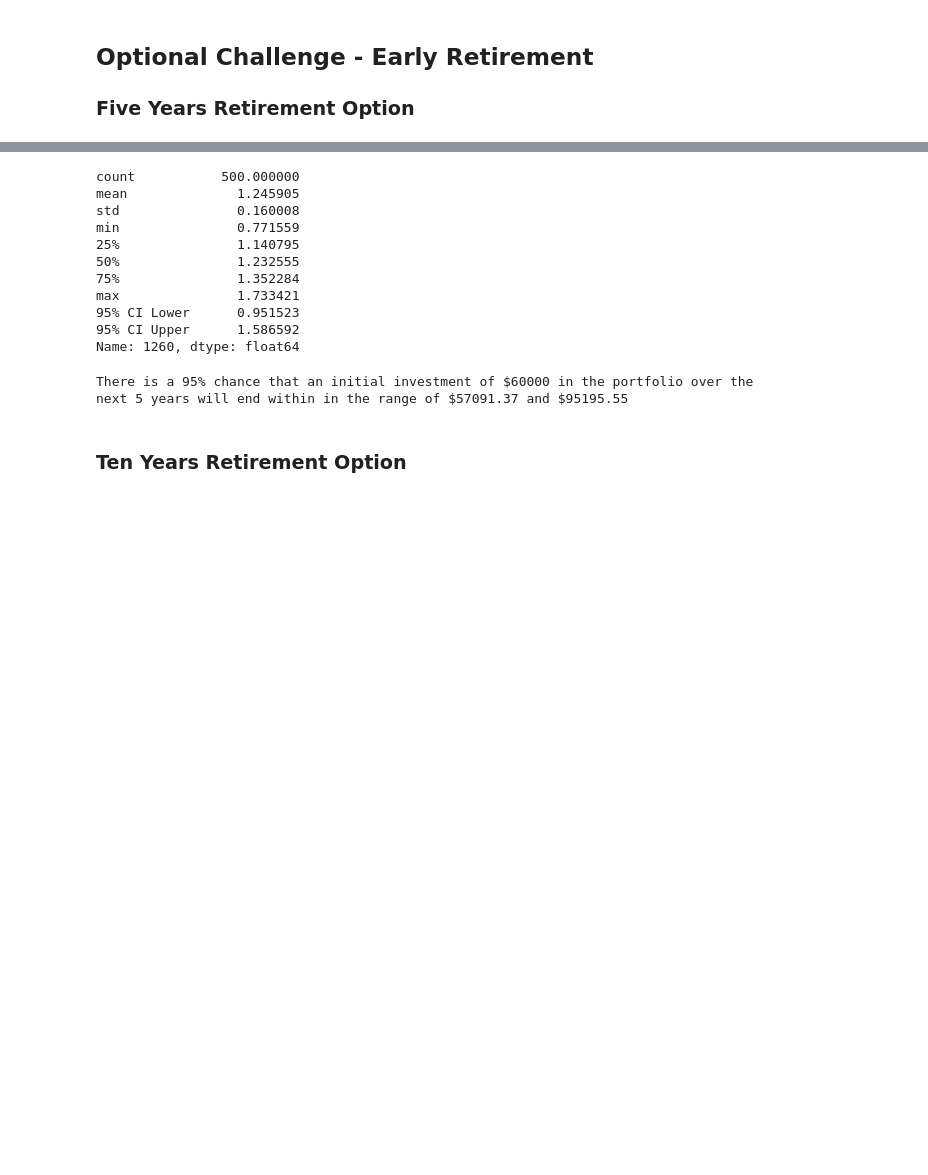
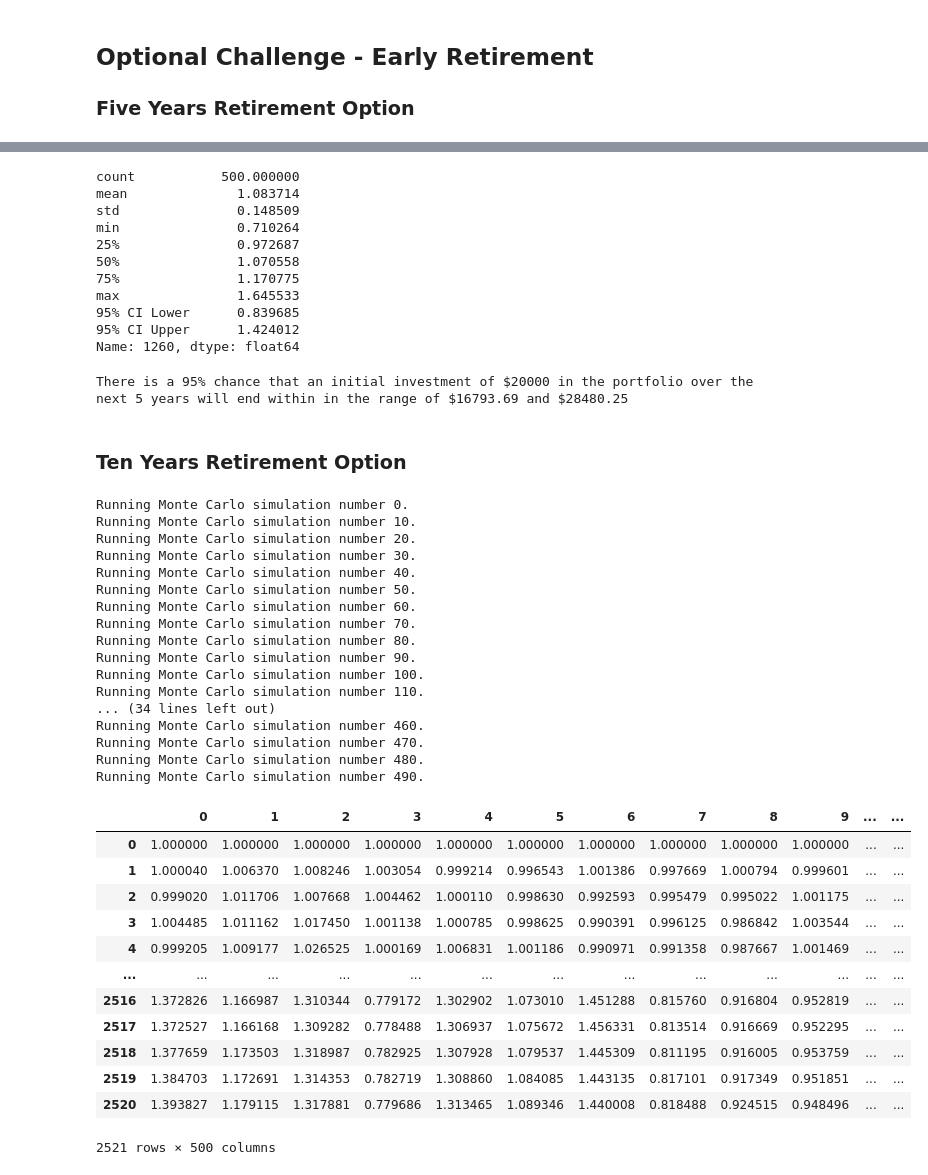
Before and after one commit to nothaywar/Module5Challenge, a Jupyter notebook: financial-planner.ipynb, the cells around one changed output, grey strips where cells are left out. Cells and saved outputs as stored; diff of their text form; code cells hidden in the pictures; blank space fills up the shorter version.

```diff
--- a/financial-planner.ipynb
+++ b/financial-planner.ipynb
@@ -375,33 +376,29 @@ Running Monte Carlo simulation number 490.
 # %%
 # Fetch summary statistics from the Monte Carlo simulation results
-# YOUR CODE HERE!
+tbl_5=mc_simulation_5.summarize_cumulative_return()
 
 # Print summary statistics
-# YOUR CODE HERE!
+print(tbl_5)
 # %% [output]
 count           500.000000
-mean              1.245905
-std               0.160008
-min               0.771559
-25%               1.140795
-50%               1.232555
-75%               1.352284
-max               1.733421
-95% CI Lower      0.951523
-95% CI Upper      1.586592
+mean              1.083714
+std               0.148509
+min               0.710264
+25%               0.972687
+50%               1.070558
+75%               1.170775
+max               1.645533
+95% CI Lower      0.839685
+95% CI Upper      1.424012
 Name: 1260, dtype: float64
 # %%
 # Set initial investment
-# YOUR CODE HERE!
+initial_investment = 20000
 
 # Use the lower and upper `95%` confidence intervals to calculate the range of the possible outcomes of our $60,000
-# YOUR CODE HERE!
-
 # Print results
-print(f"There is a 95% chance that an initial investment of ${initial_investment} in the portfolio"
-      f" over the next 5 years will end within in the range of"
-      f" ${ci_lower_five} and ${ci_upper_five}")
+get_ci(initial_investment,tbl_5,5)
 # %% [output]
-There is a 95% chance that an initial investment of $60000 in the portfolio over the next 5 years will end within in the range of $57091.37 and $95195.55
+There is a 95% chance that an initial investment of $20000 in the portfolio over the next 5 years will end within in the range of $16793.69 and $28480.25
 # %% [markdown]
 ### Ten Years Retirement Option
@@ -408,3 +413,34 @@ There is a 95% chance that an initial investment of $60000 in the portfolio over
 # %%
-# Configuring a Monte Carlo simulation to forecast 10 years cumulative returns
-# YOUR CODE HERE!
+# Running a Monte Carlo simulation to forecast 10 years cumulative returns
+mc_simulation_10.calc_cumulative_return()
+# %% [output]
+Running Monte Carlo simulation number 0.
+Running Monte Carlo simulation number 10.
+Running Monte Carlo simulation number 20.
+Running Monte Carlo simulation number 30.
+Running Monte Carlo simulation number 40.
+Running Monte Carlo simulation number 50.
+Running Monte Carlo simulation number 60.
+Running Monte Carlo simulation number 70.
+Running Monte Carlo simulation number 80.
+Running Monte Carlo simulation number 90.
+Running Monte Carlo simulation number 100.
+Running Monte Carlo simulation number 110.
+... (34 lines left out)
+Running Monte Carlo simulation number 460.
+Running Monte Carlo simulation number 470.
+Running Monte Carlo simulation number 480.
+Running Monte Carlo simulation number 490.
+|  | 0 | 1 | 2 | 3 | 4 | 5 | 6 | 7 | 8 | 9 | ... | ... |
+| 0 | 1.000000 | 1.000000 | 1.000000 | 1.000000 | 1.000000 | 1.000000 | 1.000000 | 1.000000 | 1.000000 | 1.000000 | ... | ... |
+| 1 | 1.000040 | 1.006370 | 1.008246 | 1.003054 | 0.999214 | 0.996543 | 1.001386 | 0.997669 | 1.000794 | 0.999601 | ... | ... |
+| 2 | 0.999020 | 1.011706 | 1.007668 | 1.004462 | 1.000110 | 0.998630 | 0.992593 | 0.995479 | 0.995022 | 1.001175 | ... | ... |
+| 3 | 1.004485 | 1.011162 | 1.017450 | 1.001138 | 1.000785 | 0.998625 | 0.990391 | 0.996125 | 0.986842 | 1.003544 | ... | ... |
+| 4 | 0.999205 | 1.009177 | 1.026525 | 1.000169 | 1.006831 | 1.001186 | 0.990971 | 0.991358 | 0.987667 | 1.001469 | ... | ... |
+| ... | ... | ... | ... | ... | ... | ... | ... | ... | ... | ... | ... | ... |
+| 2516 | 1.372826 | 1.166987 | 1.310344 | 0.779172 | 1.302902 | 1.073010 | 1.451288 | 0.815760 | 0.916804 | 0.952819 | ... | ... |
+| 2517 | 1.372527 | 1.166168 | 1.309282 | 0.778488 | 1.306937 | 1.075672 | 1.456331 | 0.813514 | 0.916669 | 0.952295 | ... | ... |
+| 2518 | 1.377659 | 1.173503 | 1.318987 | 0.782925 | 1.307928 | 1.079537 | 1.445309 | 0.811195 | 0.916005 | 0.953759 | ... | ... |
+| 2519 | 1.384703 | 1.172691 | 1.314353 | 0.782719 | 1.308860 | 1.084085 | 1.443135 | 0.817101 | 0.917349 | 0.951851 | ... | ... |
+| 2520 | 1.393827 | 1.179115 | 1.317881 | 0.779686 | 1.313465 | 1.089346 | 1.440008 | 0.818488 | 0.924515 | 0.948496 | ... | ... |
+2521 rows × 500 columns
```
Also changed, not shown: parts of 13 cells of this notebook.
